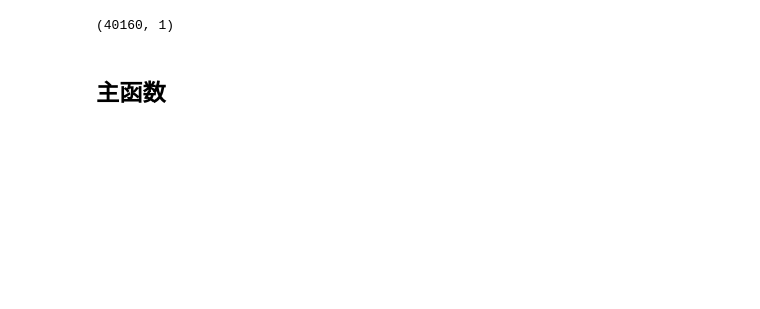
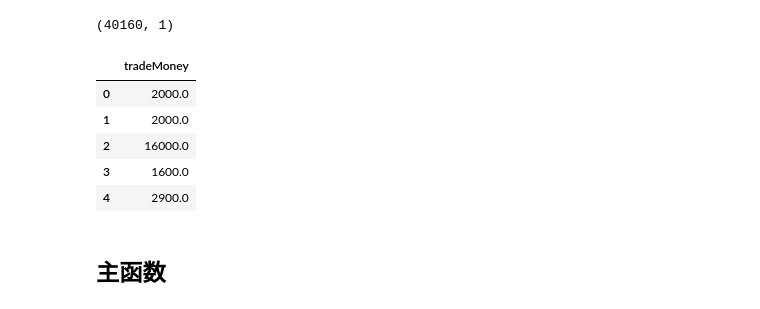
Before and after one commit to Jiachengciel/Futurelab-2019-House-Rent-Forecast, a Jupyter notebook: 3. Model Selection.ipynb, the cells around one changed output. Drawn from its saved outputs; the diff is of its cells as text; code cells hidden in the pictures; blank space fills up the shorter version.

```diff
--- a/3. Model Selection.ipynb
+++ b/3. Model Selection.ipynb
@@ -89,3 +100,12 @@ X_train.shape
 Y_train.shape
 # %% [output]
 (40160, 1)
+# %%
+Y_train.head()
+# %% [output]
+|  | tradeMoney |
+| 0 | 2000.0 |
+| 1 | 2000.0 |
+| 2 | 16000.0 |
+| 3 | 1600.0 |
+| 4 | 2900.0 |
```
Also changed, not shown: parts of 5 cells of this notebook.
